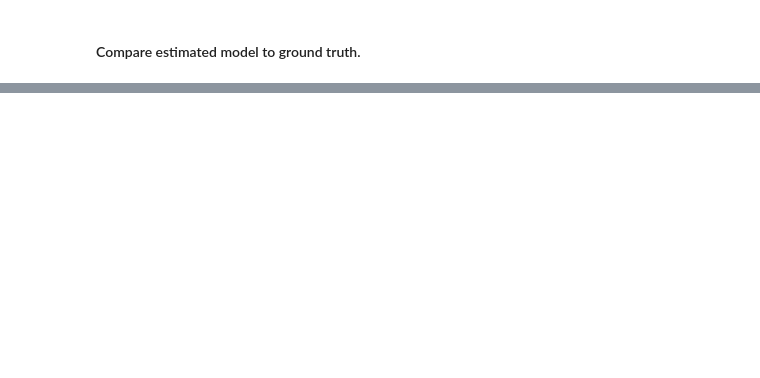
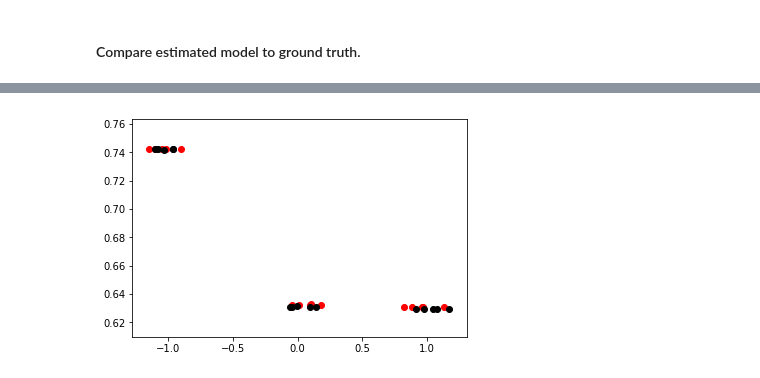
Before and after one commit to ahwillia/affinewarp, a Jupyter notebook: examples/Piecewise.ipynb, the cells around one changed output, grey strips where cells are left out. Cells and saved outputs as stored; diff of their text form; code cells hidden in the pictures; blank space fills up the shorter version.

Commit message:
overhaul cross validation (#9)

```diff
--- a/examples/Piecewise.ipynb
+++ b/examples/Piecewise.ipynb
@@ -129,0 +73,23 @@ We see that low penalty on warping (distance from identity) and a moderately lar
+# %%
+from affinewarp.crossval import paramsearch
+
+# Search over warping complexity.
+#    -1 => shift-only model
+#    0  => linear model
+#    1  => piecewise linear model with 1 knot
+knot_range = (-1, 2)
+
+# Number of parameters to randomly sample.
+num_models = 150
+
+# Run the parameter search.
+results = paramsearch(
+    binned,  # time series data (trials x timebins x features/units)
+    num_models,  # number of parameters to randomly sample
+    n_folds=2,  # number of cross-validation folds
+    knot_range=knot_range,  # range of knots in warping function
+    warpreg_range=(5e-2, 4.0),  # range of warp regularization scale
+    smoothness_range=(1e-1, 1e2),  # range of smoothness regularization scale
+    iter_range=(50, 51),  # range of optimization iterations
+    warp_iter_range=(50, 51), # range of warp iterations
+)
@@ -129,0 +100,17 @@ We see that low penalty on warping (distance from identity) and a moderately lar
+# %%
+fig, ax = plt.subplots(1, 1)
+
+best_models = np.zeros(num_models, dtype=bool)
+
+for kn in range(*knot_range):
+    loss = results["test_loss"].mean(axis=1).copy()
+    loss[results["knots"] != kn] = np.inf
+    best_models[np.argsort(loss)[:5]] = True
+
+for partition, color in zip(("test", "train"), ("r", "k")):
+    jitter = np.random.randn(best_models.sum()) * .1
+    x = results["knots"][best_models] + jitter
+    y = results["{}_loss".format(partition)].mean(axis=1)[best_models]
+    ax.scatter(x, y, color=color, label=partition)
+# %% [output]
+[figure, added]
```
Also changed, not shown: parts of 16 cells of this notebook, 13 other files.
